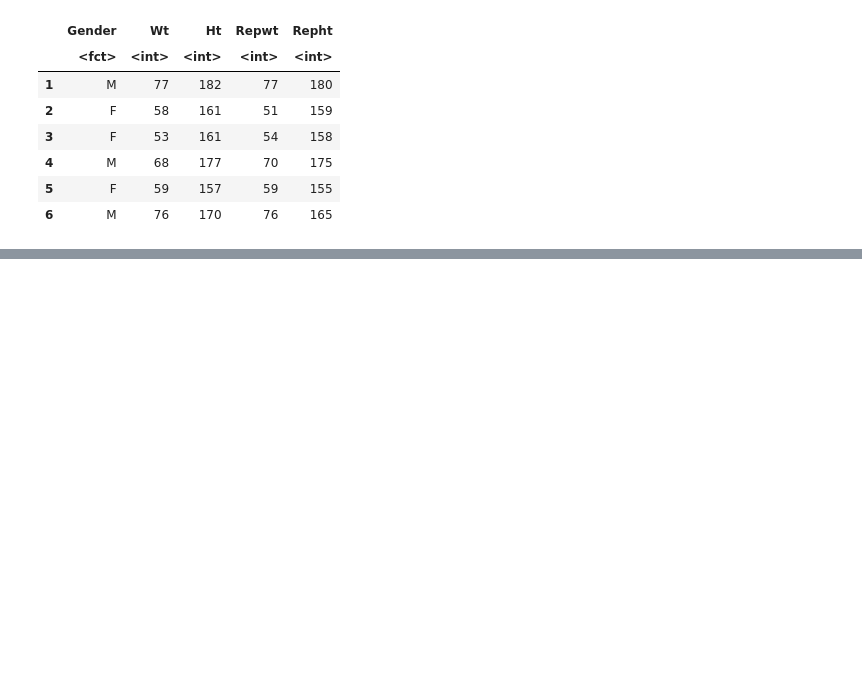
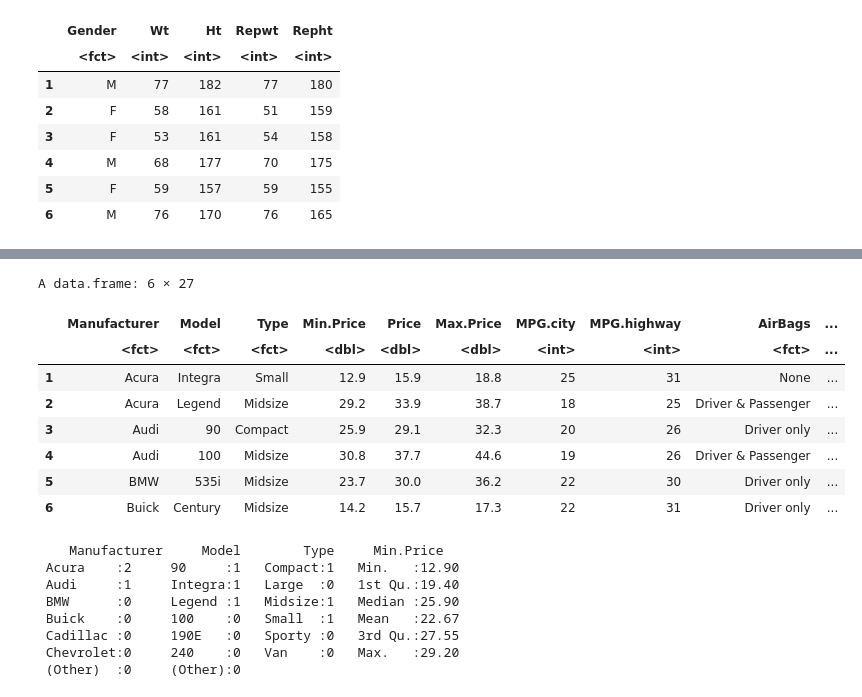
Before and after one commit to u-r-a-bot/R_tuts, a Jupyter notebook: week_1/DataCleaning.ipynb, the cells around one changed output, grey strips where cells are left out. Drawn from its saved outputs; the diff is of its cells as text; code cells hidden in the pictures; blank space fills up the shorter version.

```diff
--- a/week_1/DataCleaning.ipynb
+++ b/week_1/DataCleaning.ipynb
@@ -484,0 +488,23 @@ A data.frame: 6 × 5
+# %%
+library(UsingR)
+head(Cars93)
+d = Cars93[1:3,1:4]
+summary(d)
+# %% [output]
+A data.frame: 6 × 27
+|  | Manufacturer | Model | Type | Min.Price | Price | Max.Price | MPG.city | MPG.highway | AirBags | ... |
+|  | <fct> | <fct> | <fct> | <dbl> | <dbl> | <dbl> | <int> | <int> | <fct> | ... |
+| 1 | Acura | Integra | Small | 12.9 | 15.9 | 18.8 | 25 | 31 | None | ... |
+| 2 | Acura | Legend | Midsize | 29.2 | 33.9 | 38.7 | 18 | 25 | Driver & Passenger | ... |
+| 3 | Audi | 90 | Compact | 25.9 | 29.1 | 32.3 | 20 | 26 | Driver only | ... |
+| 4 | Audi | 100 | Midsize | 30.8 | 37.7 | 44.6 | 19 | 26 | Driver & Passenger | ... |
+| 5 | BMW | 535i | Midsize | 23.7 | 30.0 | 36.2 | 22 | 30 | Driver only | ... |
+| 6 | Buick | Century | Midsize | 14.2 | 15.7 | 17.3 | 22 | 31 | Driver only | ... |
+    Manufacturer     Model        Type     Min.Price
+ Acura    :2     90     :1   Compact:1   Min.   :12.90
+ Audi     :1     Integra:1   Large  :0   1st Qu.:19.40
+ BMW      :0     Legend :1   Midsize:1   Median :25.90
+ Buick    :0     100    :0   Small  :1   Mean   :22.67
+ Cadillac :0     190E   :0   Sporty :0   3rd Qu.:27.55
+ Chevrolet:0     240    :0   Van    :0   Max.   :29.20
+ (Other)  :0     (Other):0
```
Also changed, not shown: parts of 24 cells of this notebook.
